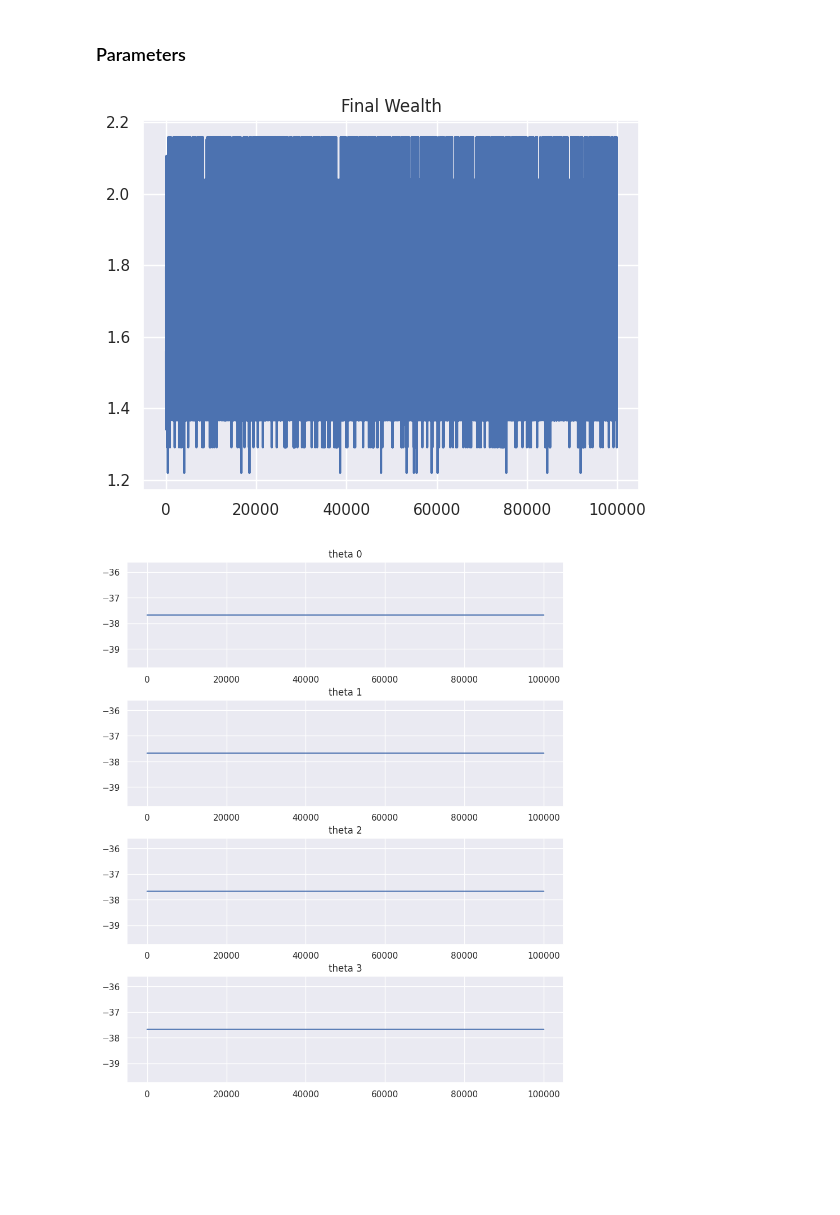
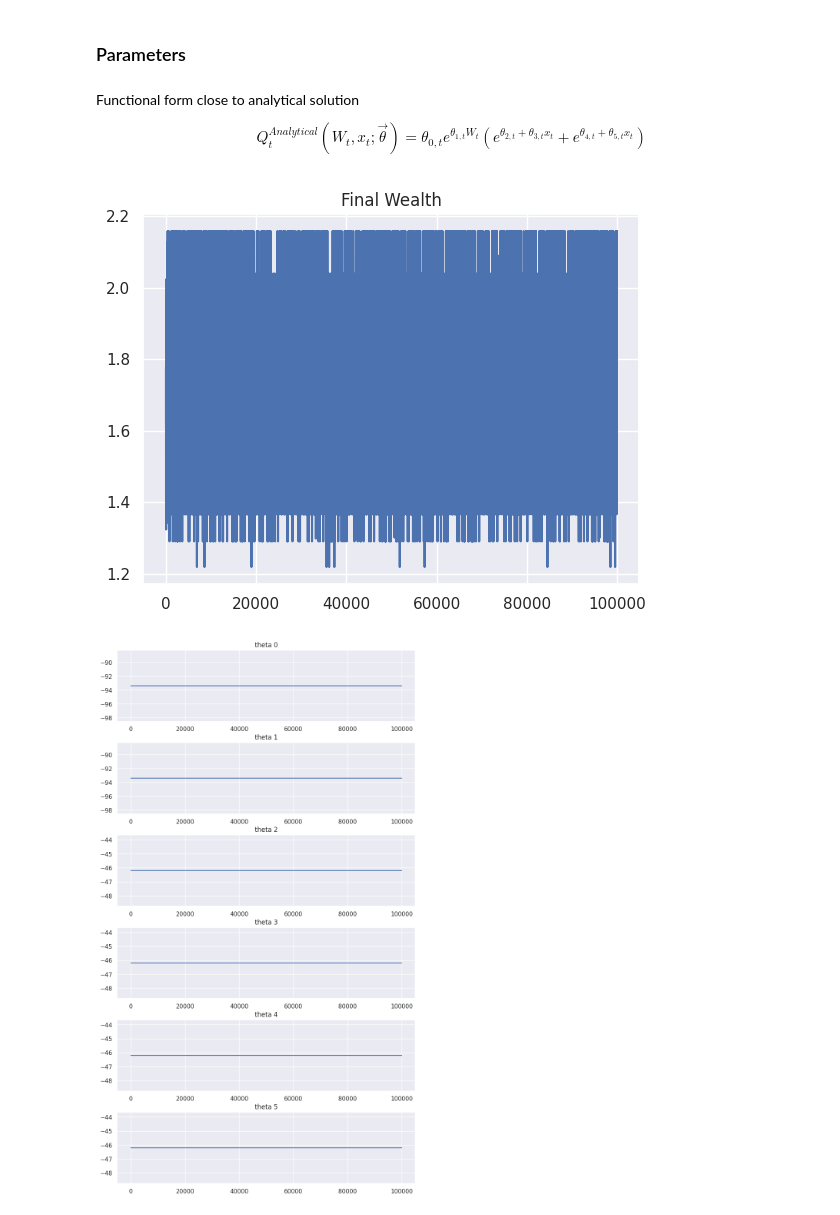
Before and after one commit to ZanCTN/MAFS-5370-Assignment-1, a Jupyter notebook: SARSA_TimeDept.ipynb, the cells around one changed output. Drawn from its saved outputs; the diff is of its cells as text; code cells hidden in the pictures; blank space fills up the shorter version.

```diff
--- a/SARSA_TimeDept.ipynb
+++ b/SARSA_TimeDept.ipynb
@@ -137,14 +137,16 @@ def Gradient_qexp6(Wt,xt,theta,t):
 
 
 def Q_analytical(Wt, xt, theta,t):
-    return theta[0,t]*np.exp(theta[1,t]*Wt)*(np.exp(theta[2,t]*xt) + np.exp(theta[3,t]*xt))
+    return theta[0,t]*np.exp(theta[1,t]*Wt)*(np.exp(theta[2,t]+theta[3,t]*xt) + np.exp(theta[4,t]+theta[5,t]*xt))
 
 def Gradient_q_analytical(Wt,xt,theta,t):
     xt = xt[0]
-    return(np.array([np.exp(theta[1,t]*Wt)*(np.exp(theta[2,t]*xt) + np.exp(theta[3,t]*xt)),\
-                     theta[0,t]*theta[1,t]*np.exp(theta[1,t]*Wt)*(np.exp(theta[2,t]*xt) + np.exp(theta[3,t]*xt)),\
-                     theta[0,t]*theta[2,t]*np.exp(theta[1,t]*Wt)*(np.exp(theta[2,t]*xt) + np.exp(theta[3,t]*xt)),\
-                     theta[0,t]*theta[3,t]*np.exp(theta[1,t]*Wt)*(np.exp(theta[2,t]*xt) + np.exp(theta[3,t]*xt))
+    return(np.array([np.exp(theta[1,t]*Wt)*(np.exp(theta[2,t]+theta[3,t]*xt) + np.exp(theta[4,t]+theta[5,t]*xt)),\
+                     theta[0,t]*theta[1,t]*np.exp(theta[1,t]*Wt)*(np.exp(theta[2,t]+theta[3,t]*xt) + np.exp(theta[4,t]+theta[5,t]*xt)),\
+                     theta[0,t]*np.exp(theta[1,t]*Wt)*np.exp(theta[2,t]+theta[3,t]*xt),\
+                     theta[0,t]*theta[3,t]*np.exp(theta[1,t]*Wt)*np.exp(theta[2,t]+theta[3,t]*xt),\
+                     theta[0,t]*np.exp(theta[1,t]*Wt)*np.exp(theta[4,t]+theta[5,t]*xt),\
+                     theta[0,t]*theta[5,t]*np.exp(theta[1,t]*Wt)*np.exp(theta[4,t]+theta[5,t]*xt)
                     ]))
 # %% [markdown]
 ### Parameters
@@ -237,10 +239,16 @@ def plotTemp(temp,n_para,T):
         bx = x_fig.add_subplot(x_grid[i,0])
         bx.plot(temp[1][i])
         bx.title.set_text("x "+str(i+1))
+# %% [markdown]
+Functional form close to analytical solution
+
+$$
+Q^{Analytical}_{t}(W_{t},x_{t};\vec{\theta})=\theta_{0,t}e^{\theta_{1,t}W_{t}}(e^{\theta_{2,t}+\theta_{3,t}x_{t}}+e^{\theta_{4,t}+\theta_{5,t}x_{t}})
+$$
 # %%
-analytical_theta, temp_analytical = trainSARSA(W_0,T,alpha,gamma,a,A,B,r,p,n,Q_analytical,Gradient_q_analytical,4,"Bernoulli",decay = True)
+analytical_theta, temp_analytical = trainSARSA(W_0,T,alpha,gamma,a,A,B,r,p,n,Q_analytical,Gradient_q_analytical,6,"Bernoulli",decay = True)
 # %%
-plotTemp(temp_analytical,4,T)
+plotTemp(temp_analytical,6,T)
 # %% [output]
-[figure, old version]
+[figure, new version]
-[figure, old version]
+[figure, new version]
```
Also changed, not shown: parts of 18 cells of this notebook, 12 other files.
